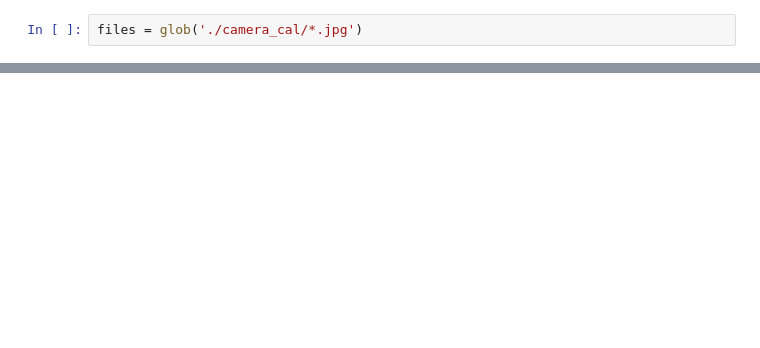
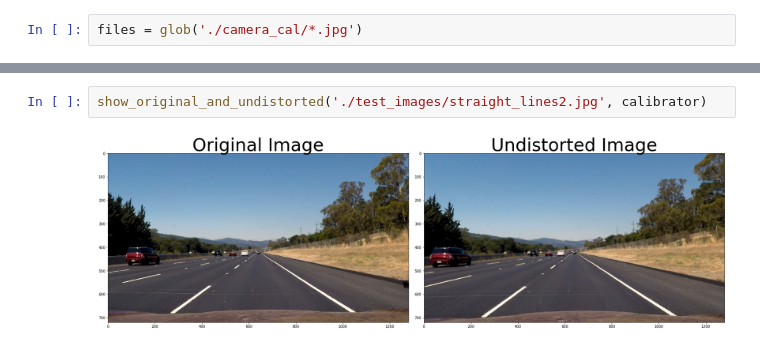
Before and after one commit to mkolod/CarND-Advanced-Lane-Lines, a Jupyter notebook: camera_matrix.ipynb, the cells around one changed output, grey strips where cells are left out. Drawn from its saved outputs; the diff is of its cells as text; blank space fills up the shorter version.

```diff
--- a/camera_matrix.ipynb
+++ b/camera_matrix.ipynb
@@ -88,0 +66,4 @@ os.getcwd()
+# %%
+show_original_and_undistorted('./test_images/straight_lines2.jpg', calibrator)
+# %% [output]
+[figure, added]
```
Also changed, not shown: parts of 11 cells of this notebook.
